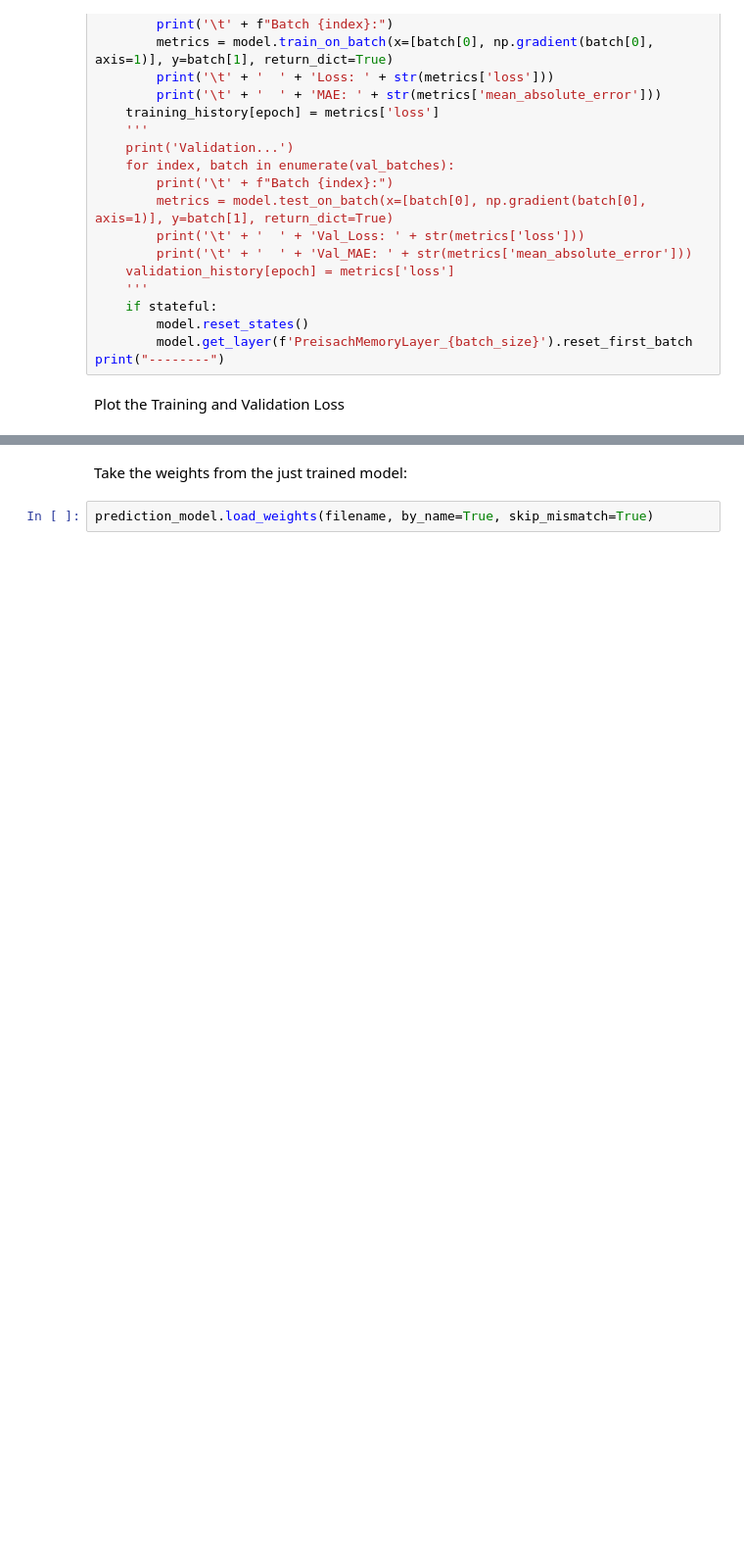
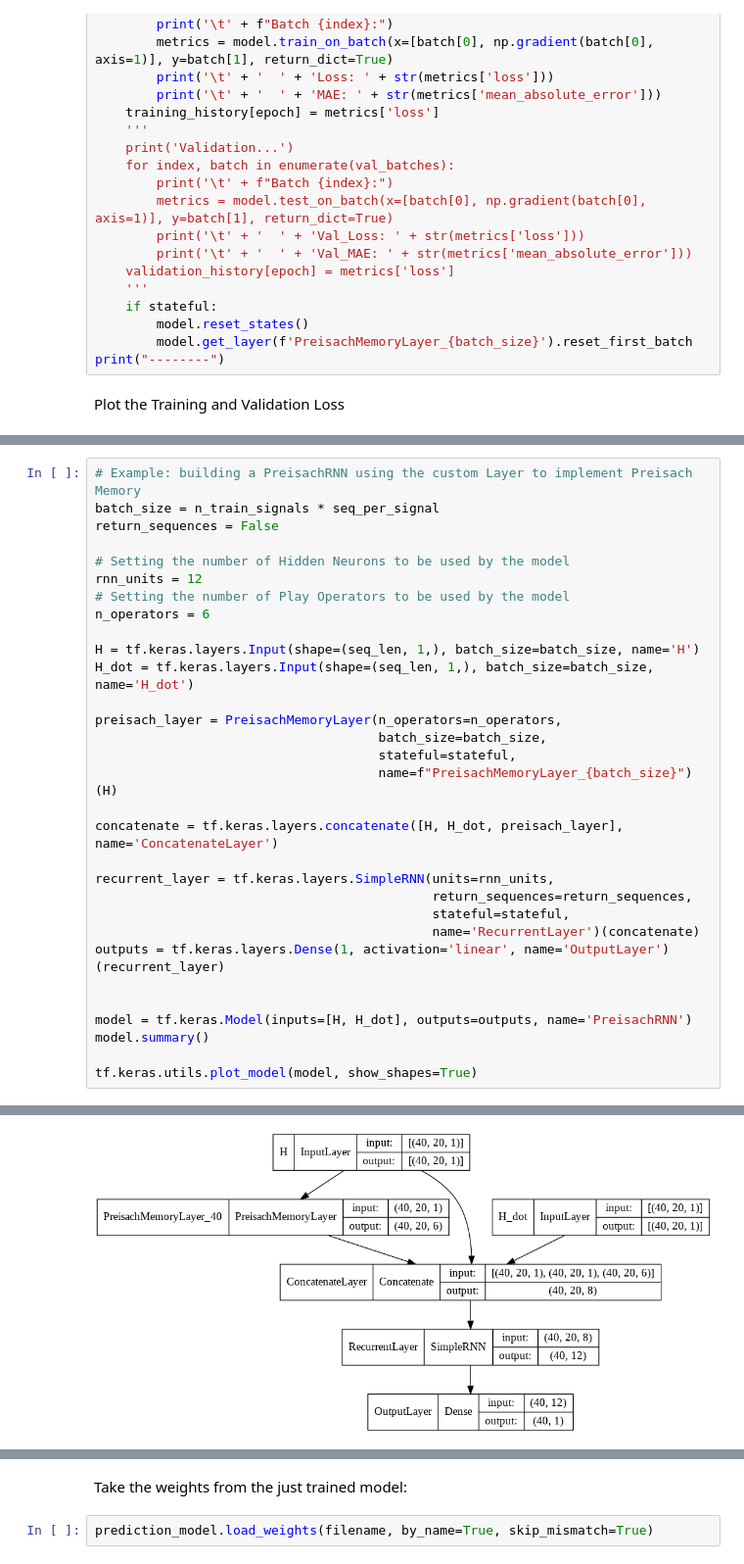
Before and after one commit to olivieromassi/Hysteresis-Modelling-with-Neural-Networks, a Jupyter notebook: PreisachRNNModelTraining.ipynb, the cells around one changed output, grey strips where cells are left out. Shown at 98% size. Cells and saved outputs as stored; diff of their text form; blank space fills up the shorter version.

```diff
--- a/PreisachRNNModelTraining.ipynb
+++ b/PreisachRNNModelTraining.ipynb
@@ -398,0 +606,32 @@ plt.show()
+# %%
+# Example: building a PreisachRNN using the custom Layer to implement Preisach Memory
+batch_size = n_train_signals * seq_per_signal
+return_sequences = False
+
+# Setting the number of Hidden Neurons to be used by the model
+rnn_units = 12
+# Setting the number of Play Operators to be used by the model
+n_operators = 6
+
+H = tf.keras.layers.Input(shape=(seq_len, 1,), batch_size=batch_size, name='H')
+H_dot = tf.keras.layers.Input(shape=(seq_len, 1,), batch_size=batch_size, name='H_dot')
+
+preisach_layer = PreisachMemoryLayer(n_operators=n_operators,
+                                     batch_size=batch_size,
+                                     stateful=stateful,
+                                     name=f"PreisachMemoryLayer_{batch_size}")(H)
+
+concatenate = tf.keras.layers.concatenate([H, H_dot, preisach_layer], name='ConcatenateLayer')
+
+recurrent_layer = tf.keras.layers.SimpleRNN(units=rnn_units,
+                                            return_sequences=return_sequences,
+                                            stateful=stateful,
+                                            name='RecurrentLayer')(concatenate)
+outputs = tf.keras.layers.Dense(1, activation='linear', name='OutputLayer')(recurrent_layer)
+
+
+model = tf.keras.Model(inputs=[H, H_dot], outputs=outputs, name='PreisachRNN')
+model.summary()
+
+tf.keras.utils.plot_model(model, show_shapes=True)
+# %% [output]
@@ -398,0 +655 @@ plt.show()
+[figure, added]
```
Also changed, not shown: parts of 62 cells of this notebook.
